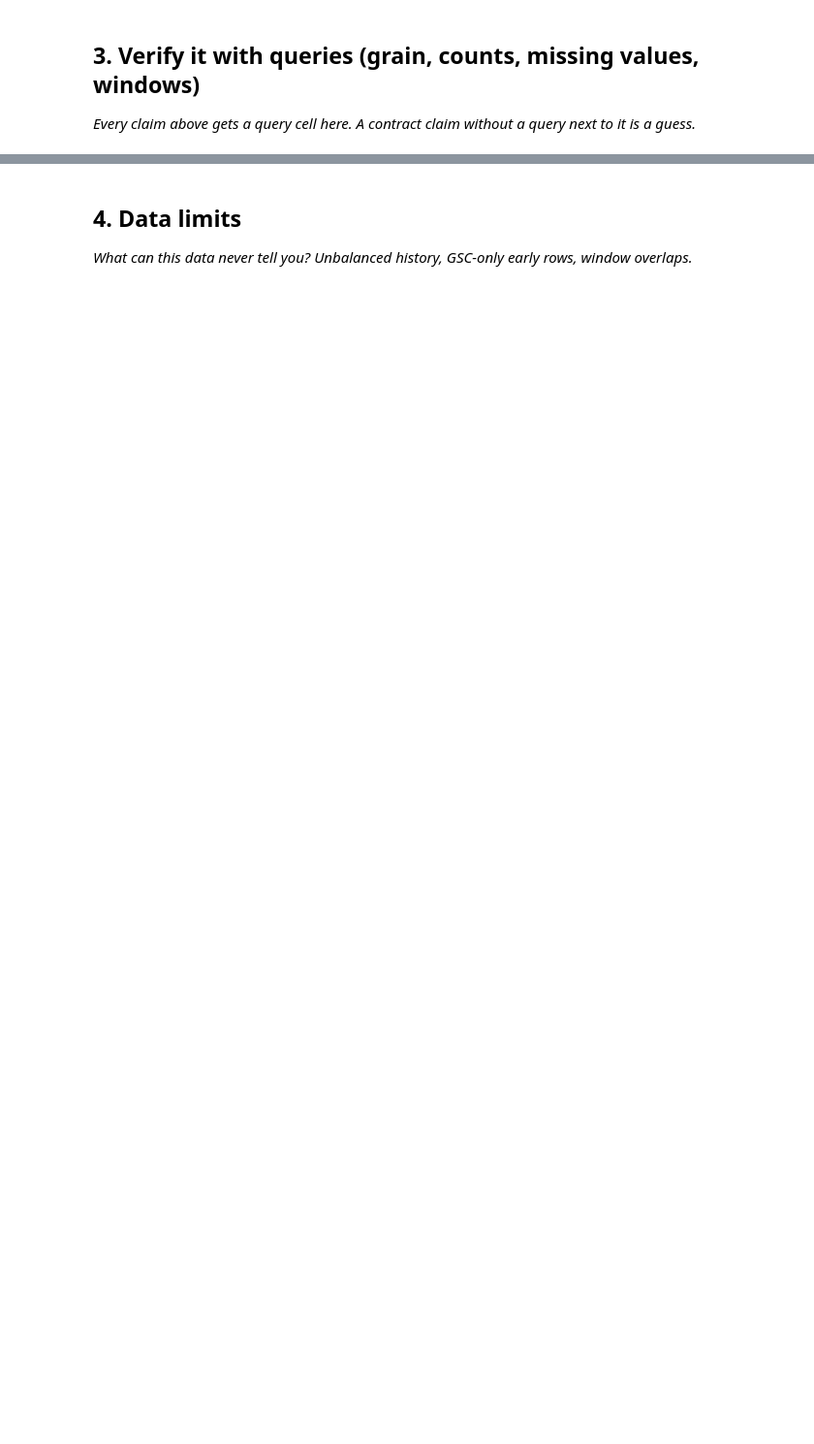
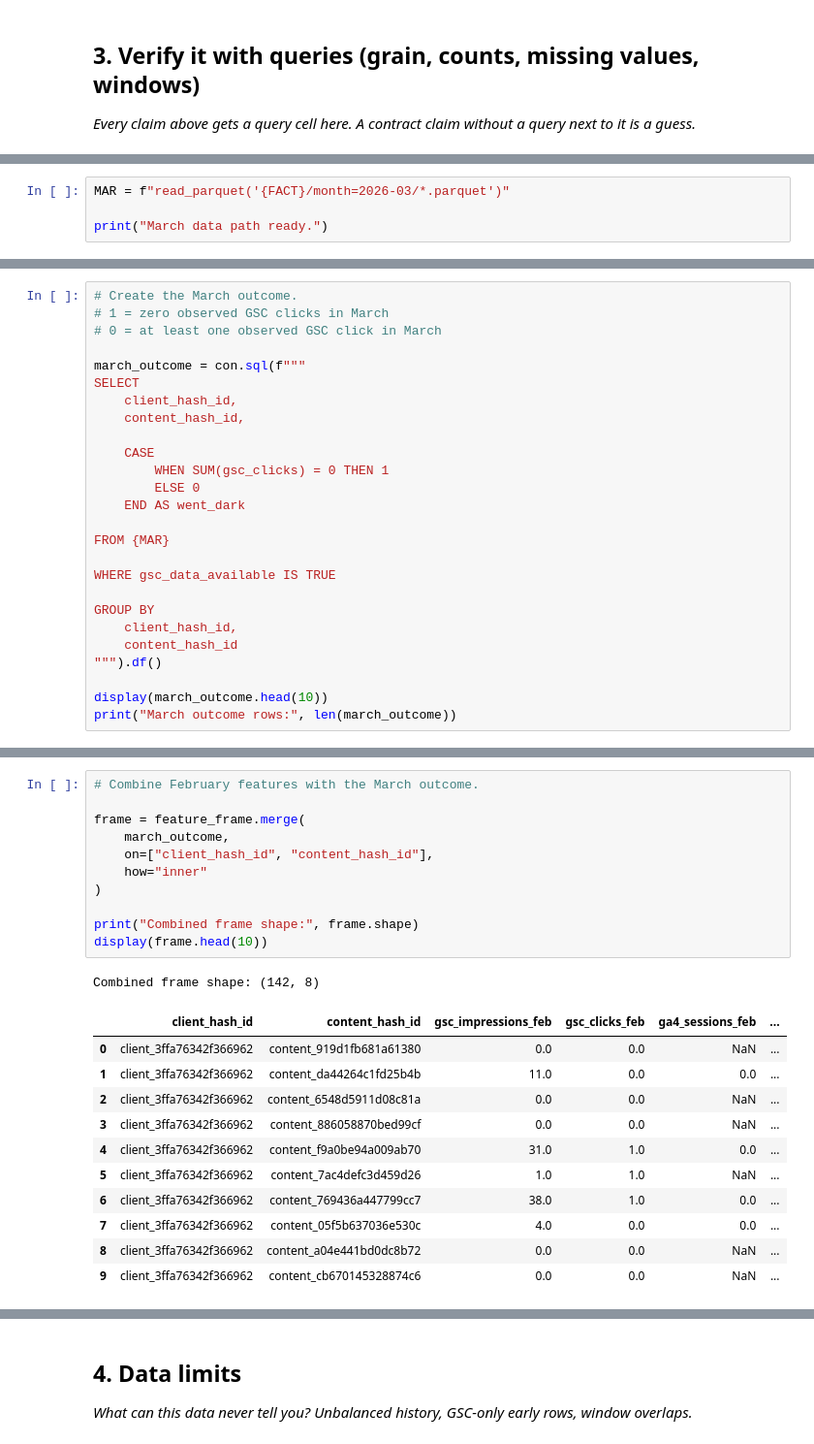
Before and after one commit to hacker3code/Flyrank-AI, a Jupyter notebook: work/notebooks/w03_data_contract.ipynb, the cells around one changed output, grey strips where cells are left out. Shown at 97% size. Cells and saved outputs as stored; diff of their text form; blank space fills up the shorter version.

```diff
--- a/work/notebooks/w03_data_contract.ipynb
+++ b/work/notebooks/w03_data_contract.ipynb
@@ -29,0 +401,4 @@ This skeleton is yours to fill. Work the sections **in order** — each one has
+# %%
+MAR = f"read_parquet('{FACT}/month=2026-03/*.parquet')"
+
+print("March data path ready.")
@@ -29,0 +407,26 @@ This skeleton is yours to fill. Work the sections **in order** — each one has
+# %%
+# Create the March outcome.
+# 1 = zero observed GSC clicks in March
+# 0 = at least one observed GSC click in March
+
+march_outcome = con.sql(f"""
+SELECT
+    client_hash_id,
+    content_hash_id,
+
+    CASE
+        WHEN SUM(gsc_clicks) = 0 THEN 1
+        ELSE 0
+    END AS went_dark
+
+FROM {MAR}
+
+WHERE gsc_data_available IS TRUE
+
+GROUP BY
+    client_hash_id,
+    content_hash_id
+""").df()
+
+display(march_outcome.head(10))
+print("March outcome rows:", len(march_outcome))
@@ -29,0 +446,24 @@ This skeleton is yours to fill. Work the sections **in order** — each one has
+# %%
+# Combine February features with the March outcome.
+
+frame = feature_frame.merge(
+    march_outcome,
+    on=["client_hash_id", "content_hash_id"],
+    how="inner"
+)
+
+print("Combined frame shape:", frame.shape)
+display(frame.head(10))
+# %% [output]
+Combined frame shape: (142, 8)
+|  | client_hash_id | content_hash_id | gsc_impressions_feb | gsc_clicks_feb | ga4_sessions_feb | ... |
+| 0 | client_3ffa76342f366962 | content_919d1fb681a61380 | 0.0 | 0.0 | NaN | ... |
+| 1 | client_3ffa76342f366962 | content_da44264c1fd25b4b | 11.0 | 0.0 | 0.0 | ... |
+| 2 | client_3ffa76342f366962 | content_6548d5911d08c81a | 0.0 | 0.0 | NaN | ... |
+| 3 | client_3ffa76342f366962 | content_886058870bed99cf | 0.0 | 0.0 | NaN | ... |
+| 4 | client_3ffa76342f366962 | content_f9a0be94a009ab70 | 31.0 | 1.0 | 0.0 | ... |
+| 5 | client_3ffa76342f366962 | content_7ac4defc3d459d26 | 1.0 | 1.0 | NaN | ... |
+| 6 | client_3ffa76342f366962 | content_769436a447799cc7 | 38.0 | 1.0 | 0.0 | ... |
+| 7 | client_3ffa76342f366962 | content_05f5b637036e530c | 4.0 | 0.0 | 0.0 | ... |
+| 8 | client_3ffa76342f366962 | content_a04e441bd0dc8b72 | 0.0 | 0.0 | NaN | ... |
+| 9 | client_3ffa76342f366962 | content_cb670145328874c6 | 0.0 | 0.0 | NaN | ... |
```
Also changed, not shown: parts of 29 cells of this notebook.
